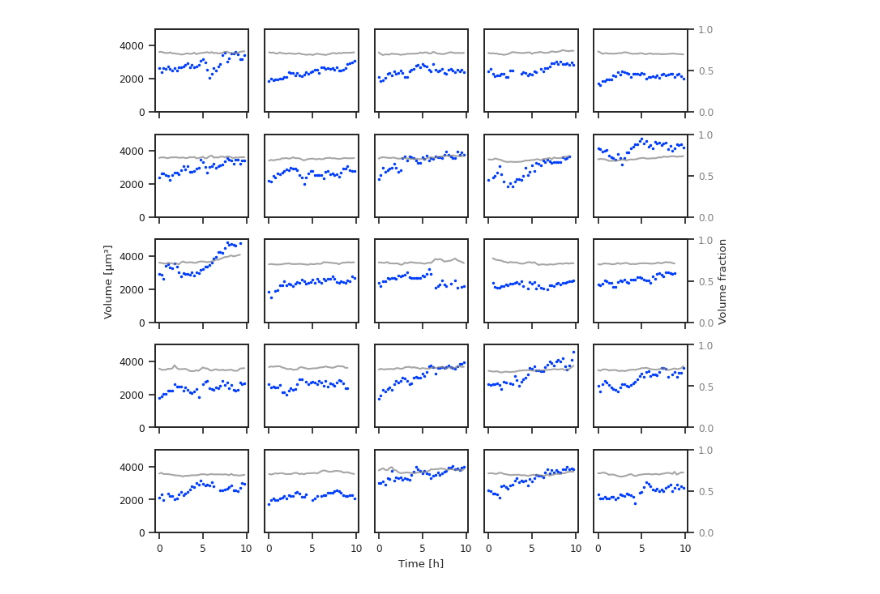
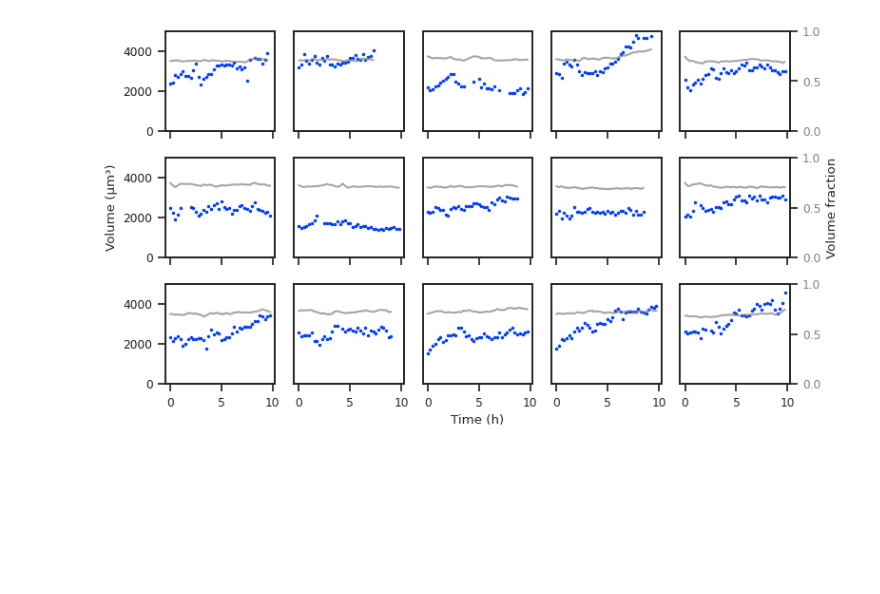
Before and after one commit to siljabl/MDCK_QPI, a Jupyter notebook: figure_scripts/figure5.ipynb, the cells around one changed output. Cells and saved outputs as stored; diff of their text form; code cells hidden in the pictures; blank space fills up the shorter version.

```diff
--- a/figure_scripts/figure5.ipynb
+++ b/figure_scripts/figure5.ipynb
@@ -32,7 +33,8 @@ nd = 1.4
 # filter parameters
 
 # min track lenght
-min_len = 30
+min_len_plot = 30
+min_len_stat = 20
 
 # outlier limit
 median_lim = 0.5
@@ -43,15 +45,18 @@ diff_lim = 0.3
 # choose data set
 file = "A2P1"
 folder = "../../data/Tomocube/MDCK_10.02.2025/"
+search_range = 50
+
 #folder = "../../data/Holomonitor/MDCK_19.03.2024/"
 #file = "A1-12"
+#search_range = 10
 
 
 # load data
-df = pd.read_csv(f"{folder}{file}/area_volume_unfiltered.csv")
+df = pd.read_csv(f"{folder}{file}/area_volume_filtered.csv")
 
-# track cells
-tracks_raw = tp.link(df[df.frame < max_frame], search_range=50, memory=5)
+# track cells. Remove when redone
+tracks_raw = tp.link(df[df.frame < max_frame], search_range=search_range, memory=5)
 tracks = tp.filter_stubs(tracks_raw, 5)
 tracks = tracks.reset_index(drop=True)
 # %% [output]
@@ -68,7 +73,9 @@ for p in range(max(tracks.particle)):
 particles = np.array(particles)
 track_len = np.array(track_len)
 
-long_tracks = particles[track_len >= min_len]
-print(f"Number of tracks longer than {min_len/frames_per_hour:0.1f} hours:\n{len(long_tracks)}")
+long_tracks_plot = particles[track_len >= min_len_plot]
+long_tracks_stat = particles[track_len >= min_len_stat]
+print(f"Number of tracks longer than {min_len_plot/frames_per_hour:0.1f} hours:\n{len(long_tracks_plot)}\n")
+print(f"Number of tracks longer than {min_len_stat/frames_per_hour:0.1f} hours:\n{len(long_tracks_stat)}")
 # %% [output]
 Number of tracks longer than 7.5 hours:
@@ -115,6 +144,6 @@ array([  2,   5,   8,  13,  14,  16,  18,  19,  20,  23,  24,  25,  26,
 # %%
 sns.set_theme(style='ticks', palette='bright', font_scale=0.8)
-fig, axes = plt.subplots(5,5, figsize=(8,7), sharex=True)#, sharey=True)
+fig, axes = plt.subplots(3,5, figsize=(8,4.5), sharex=True)#, sharey=True)
 
 i = 0
 for ax in axes.flatten():
@@ -123,48 +152,44 @@ for ax in axes.flatten():
     ax1 = ax.twinx()
 
     # mask specific track
-    mask = (tracks.particle == good_tracks[plot_mask[i]])
+    mask = (tracks.particle == good_tracks_plot[plot_mask[i]])
 
     # compute mask that avoids outliers
     outlier = (abs(tracks[mask].V - np.median(tracks[mask].V)) <= median_lim*np.median(tracks[mask].V))
-
-    # smoothen curve for visuals
-    #mu = gaussian_filter(tracks[mask][outlier].V, sigma=1.5)
 
     # compute volume fraction
     v_frac = (tracks[mask][outlier].n_avrg - n0) / (nd - n0)
 
     # plot volume
-    #ax.plot(tracks[mask][outlier].frame / 4, mu, 'r-', alpha=0.7)
     ax.plot(tracks[mask][outlier].frame / 4, (tracks[mask][outlier].V), 'b.', ms=3)
 
     # plot dry mass
     ax1.plot(tracks[mask][outlier].frame / 4, (v_frac), '-', color="gray", ms=2, alpha=0.7)
 
 
     # axes specifications
     if (i+1)%5 != 0:
         ax1.set_yticks([])
     else:
         ax1.set_yticks([0, .5, 1])
     if (i)%5 != 0:
         ax.set_yticks([])
-    if i==14:
+    if i==9:
         ax1.set(ylabel="Volume fraction")
 
     ax1.set(ylim=(0,1))
     ax .set(ylim=(0, 5e3))
     ax .set_xticks([0, 5, 10])
     ax .tick_params(axis='y', labelcolor='k')
     ax1.tick_params(axis='y', labelcolor='gray')
 
 
     i += 1
 
 
-axes[2,0].set(ylabel="Volume [µm³]")
-axes[4,2].set(xlabel="Time [h]")
+axes[1,0].set(ylabel="Volume (µm³)")
+axes[2,2].set(xlabel="Time (h)")
 fig.tight_layout()
 # %% [output]
-[figure, old version]
+[figure, new version]
 # %%
```
Also changed, not shown: parts of 9 cells of this notebook, 14 other files.
